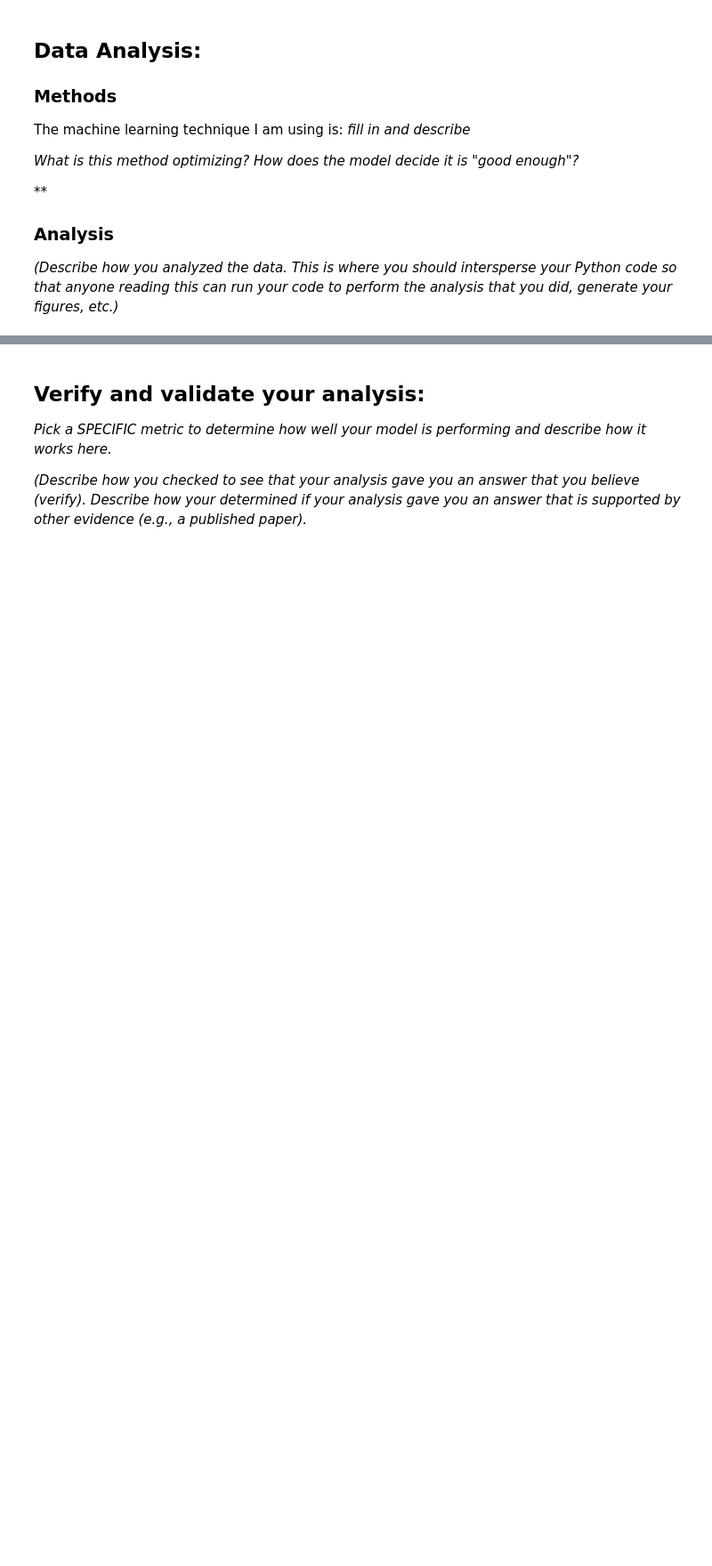
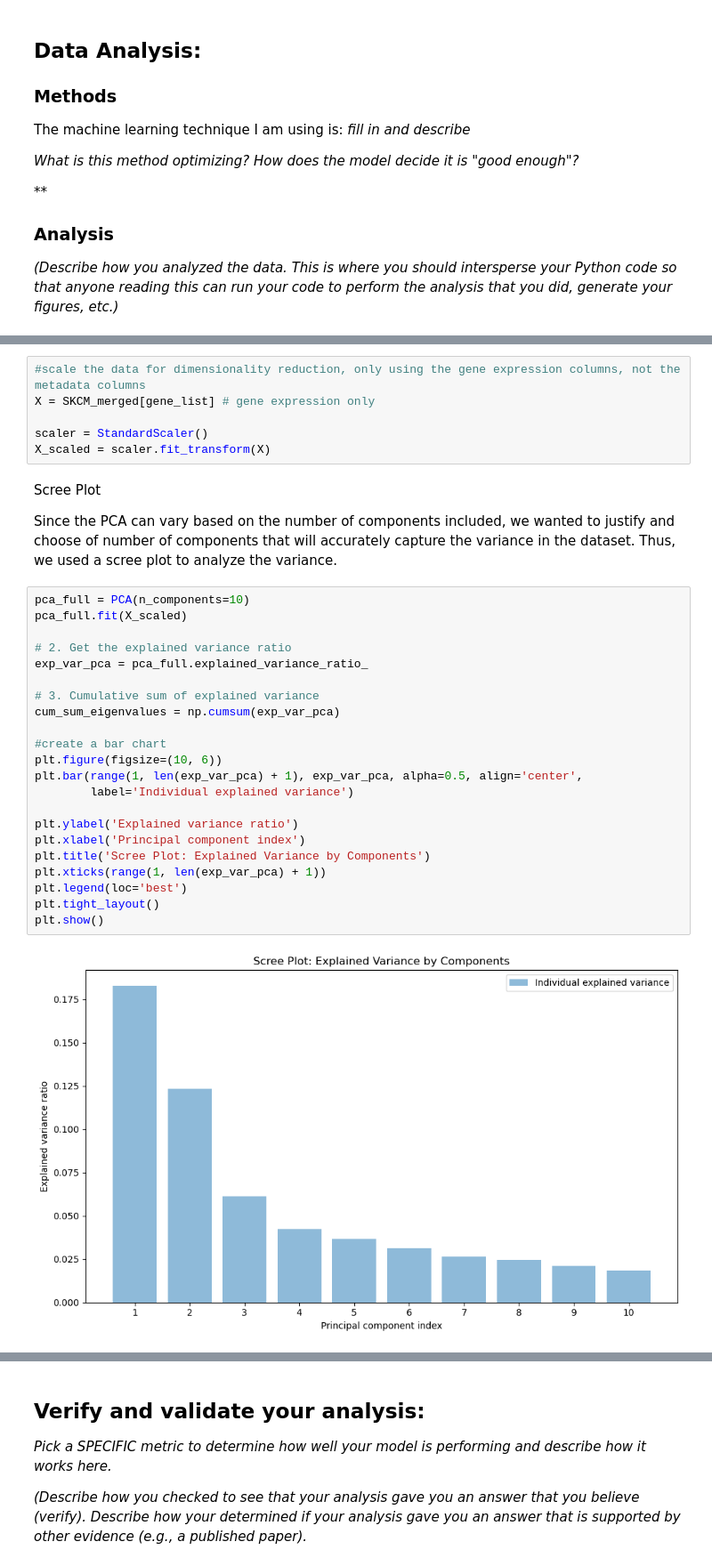
Before and after one commit to priya-shan1/Module-4-Cancer, a Jupyter notebook: code/Module 4 Template.ipynb, the cells around one changed output, grey strips where cells are left out. Shown at 89% size. Cells and saved outputs as stored; diff of their text form; blank space fills up the shorter version.

```diff
--- a/code/Module 4 Template.ipynb
+++ b/code/Module 4 Template.ipynb
@@ -256,0 +403,34 @@ The machine learning technique I am using is: *fill in and describe*
+# %%
+#scale the data for dimensionality reduction, only using the gene expression columns, not the metadata columns
+X = SKCM_merged[gene_list] # gene expression only
+
+scaler = StandardScaler()
+X_scaled = scaler.fit_transform(X)
+# %% [markdown]
+Scree Plot
+
+Since the PCA can vary based on the number of components included, we wanted to justify and choose of number of components that will accurately capture the variance in the dataset. Thus, we used a scree plot to analyze the variance.
+# %%
+pca_full = PCA(n_components=10)
+pca_full.fit(X_scaled)
+
+# 2. Get the explained variance ratio
+exp_var_pca = pca_full.explained_variance_ratio_
+
+# 3. Cumulative sum of explained variance
+cum_sum_eigenvalues = np.cumsum(exp_var_pca)
+
+#create a bar chart
+plt.figure(figsize=(10, 6))
+plt.bar(range(1, len(exp_var_pca) + 1), exp_var_pca, alpha=0.5, align='center',
+        label='Individual explained variance')
+
+plt.ylabel('Explained variance ratio')
+plt.xlabel('Principal component index')
+plt.title('Scree Plot: Explained Variance by Components')
+plt.xticks(range(1, len(exp_var_pca) + 1))
+plt.legend(loc='best')
+plt.tight_layout()
+plt.show()
+# %% [output]
+[figure, added]
```
Also changed, not shown: parts of 17 cells of this notebook, 1 other file.
